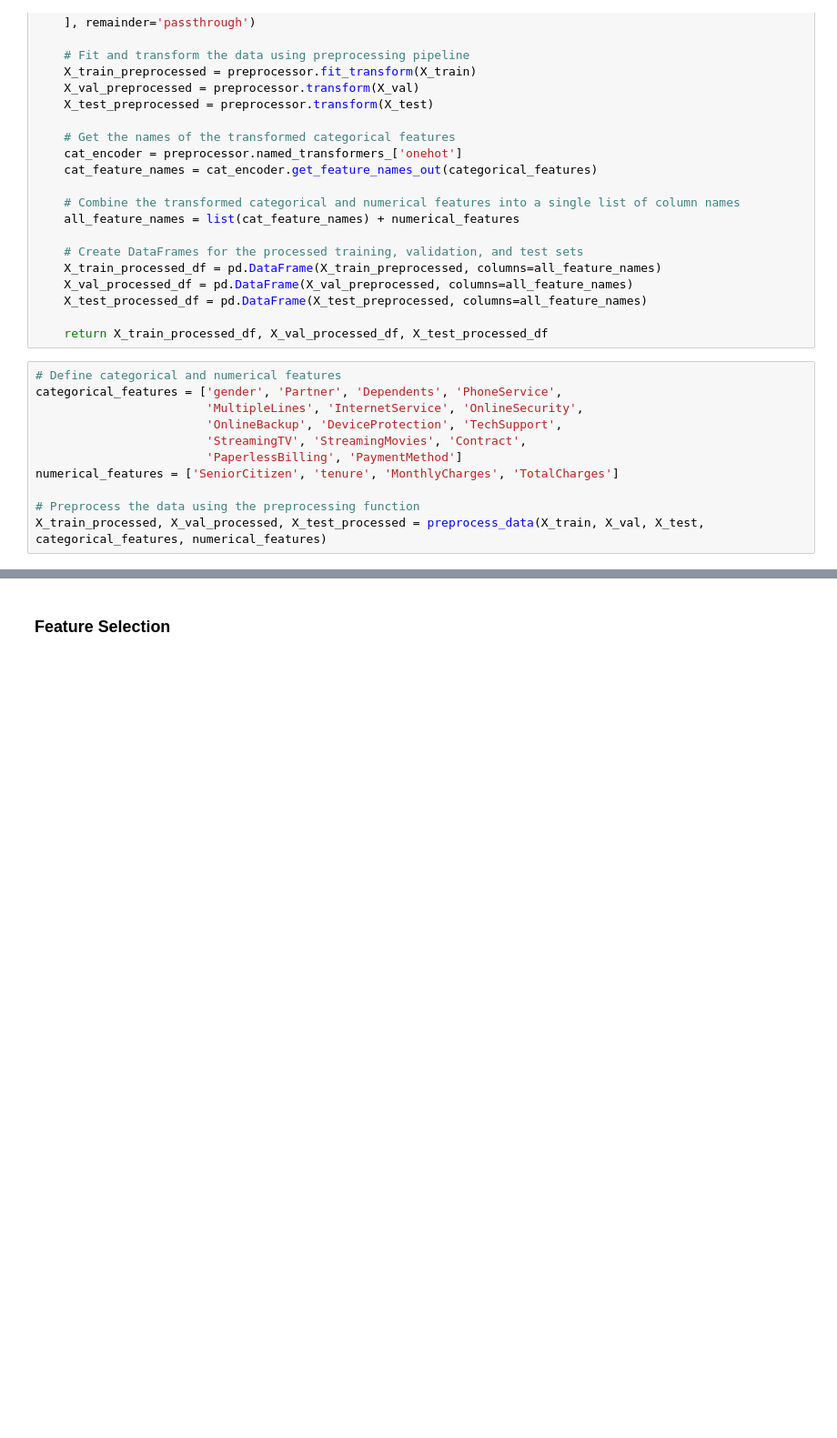
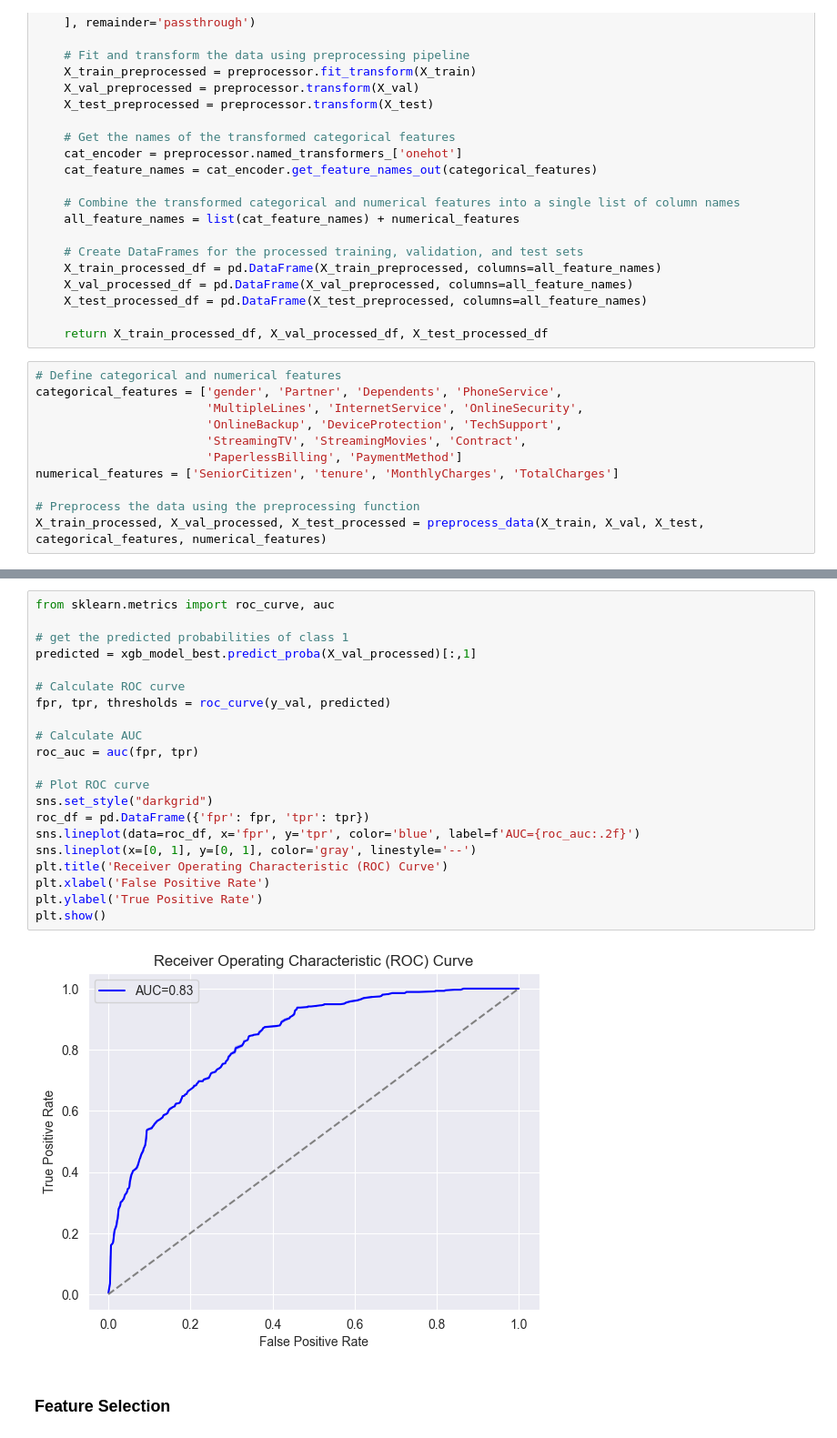
Before and after one commit to JacobJ215/Churn-Analysis-and-Prediction, a Jupyter notebook: churn.ipynb, the cells around one changed output, grey strips where cells are left out. Shown at 91% size. Cells and saved outputs as stored; diff of their text form; blank space fills up the shorter version.

```diff
--- a/churn.ipynb
+++ b/churn.ipynb
@@ -397,3 +838,26 @@ X_train_processed, X_val_processed, X_test_processed = preprocess_data(X_train,
+# %%
+from sklearn.metrics import roc_curve, auc
+
+# get the predicted probabilities of class 1
+predicted = xgb_model_best.predict_proba(X_val_processed)[:,1]
+
+# Calculate ROC curve
+fpr, tpr, thresholds = roc_curve(y_val, predicted)
+
+# Calculate AUC
+roc_auc = auc(fpr, tpr)
+
+# Plot ROC curve
+sns.set_style("darkgrid")
+roc_df = pd.DataFrame({'fpr': fpr, 'tpr': tpr})
+sns.lineplot(data=roc_df, x='fpr', y='tpr', color='blue', label=f'AUC={roc_auc:.2f}')
+sns.lineplot(x=[0, 1], y=[0, 1], color='gray', linestyle='--')
+plt.title('Receiver Operating Characteristic (ROC) Curve')
+plt.xlabel('False Positive Rate')
+plt.ylabel('True Positive Rate')
+plt.show()
+# %% [output]
+[figure, added]
 # %% [markdown]
 ### Feature Selection
 # %%
```
Also changed, not shown: parts of 29 cells of this notebook.
